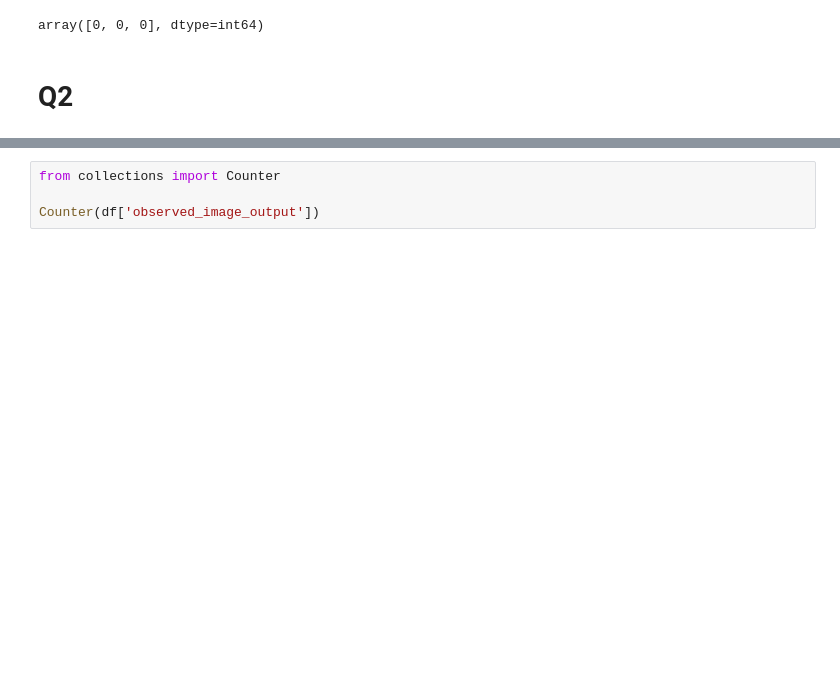
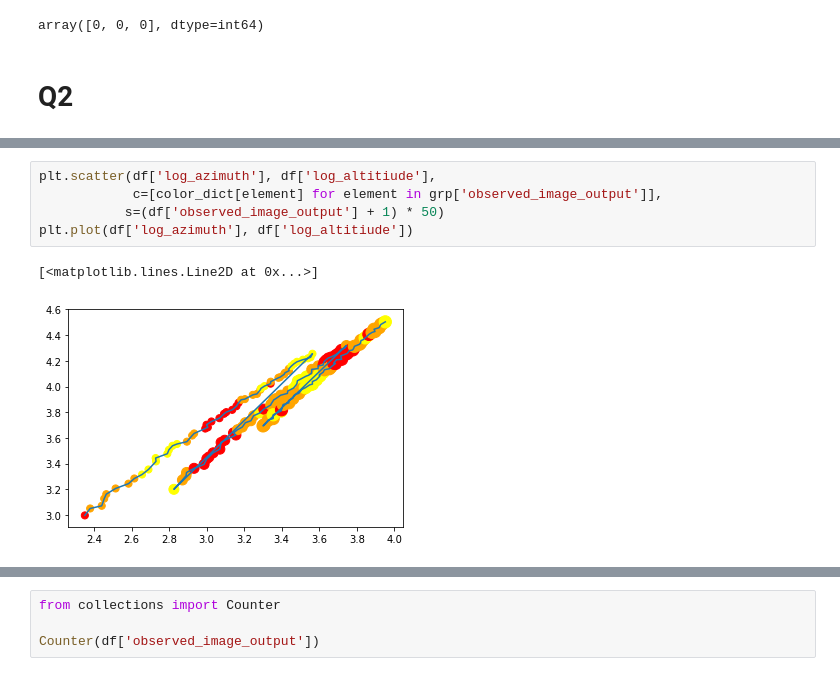
Before and after one commit to eugeneh101/apexlabs_takehome_nBJkgUBNNAwaKvd, a Jupyter notebook: Coding-Challenge.ipynb, the cells around one changed output, grey strips where cells are left out. Drawn from its saved outputs; the diff is of its cells as text; blank space fills up the shorter version.

```diff
--- a/Coding-Challenge.ipynb
+++ b/Coding-Challenge.ipynb
@@ -72,0 +132,8 @@ df.head()
+# %%
+plt.scatter(df['log_azimuth'], df['log_altitiude'],
+            c=[color_dict[element] for element in grp['observed_image_output']],
+           s=(df['observed_image_output'] + 1) * 50)
+plt.plot(df['log_azimuth'], df['log_altitiude'])
+# %% [output]
+[<matplotlib.lines.Line2D at 0x...>]
+[figure, added]
```
Also changed, not shown: parts of 11 cells of this notebook.
